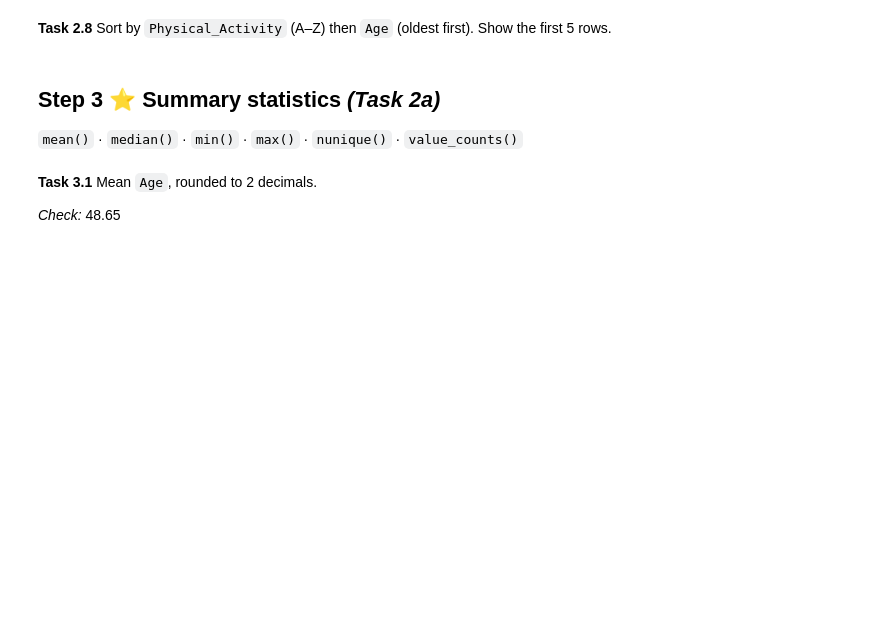
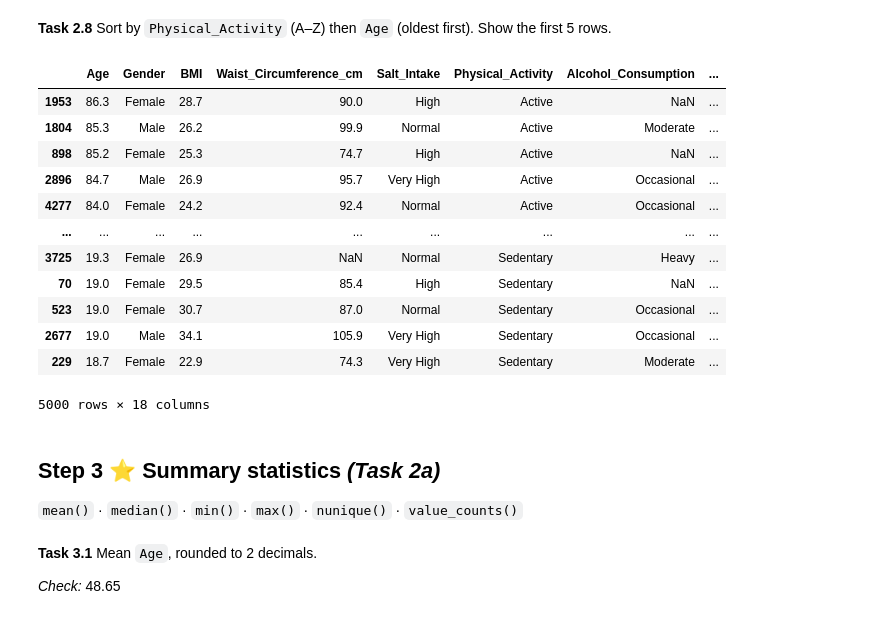
Before and after one commit to ShreyaReddy08/week-5-PFDA, a Jupyter notebook: Week5_Workshop_Pandas_Student.ipynb, the cells around one changed output. Saved outputs shown, nothing was run; the diff lists cells and outputs as text; code cells hidden in the pictures; blank space fills up the shorter version.

```diff
--- a/Week5_Workshop_Pandas_Student.ipynb
+++ b/Week5_Workshop_Pandas_Student.ipynb
@@ -306,6 +316,24 @@ len(df[df['Physical_Activity'].isin([...])])
 **Task 2.8** Sort by `Physical_Activity` (A–Z) then `Age` (oldest first). Show the first 5 rows.
 # %%
 # your code here
+df.sort_values(
+    by=['Physical_Activity', 'Age'],
+    ascending=[True, False]
+)
+# %% [output]
+|  | Age | Gender | BMI | Waist_Circumference_cm | Salt_Intake | Physical_Activity | Alcohol_Consumption | ... |
+| 1953 | 86.3 | Female | 28.7 | 90.0 | High | Active | NaN | ... |
+| 1804 | 85.3 | Male | 26.2 | 99.9 | Normal | Active | Moderate | ... |
+| 898 | 85.2 | Female | 25.3 | 74.7 | High | Active | NaN | ... |
+| 2896 | 84.7 | Male | 26.9 | 95.7 | Very High | Active | Occasional | ... |
+| 4277 | 84.0 | Female | 24.2 | 92.4 | Normal | Active | Occasional | ... |
+| ... | ... | ... | ... | ... | ... | ... | ... | ... |
+| 3725 | 19.3 | Female | 26.9 | NaN | Normal | Sedentary | Heavy | ... |
+| 70 | 19.0 | Female | 29.5 | 85.4 | High | Sedentary | NaN | ... |
+| 523 | 19.0 | Female | 30.7 | 87.0 | Normal | Sedentary | Occasional | ... |
+| 2677 | 19.0 | Male | 34.1 | 105.9 | Very High | Sedentary | Occasional | ... |
+| 229 | 18.7 | Female | 22.9 | 74.3 | Very High | Sedentary | Moderate | ... |
+5000 rows × 18 columns
 # %% [markdown]
 ## Step 3 ⭐ Summary statistics  *(Task 2a)*
 `mean()` · `median()` · `min()` · `max()` · `nunique()` · `value_counts()`
```
Also changed, not shown: parts of 8 cells of this notebook.
